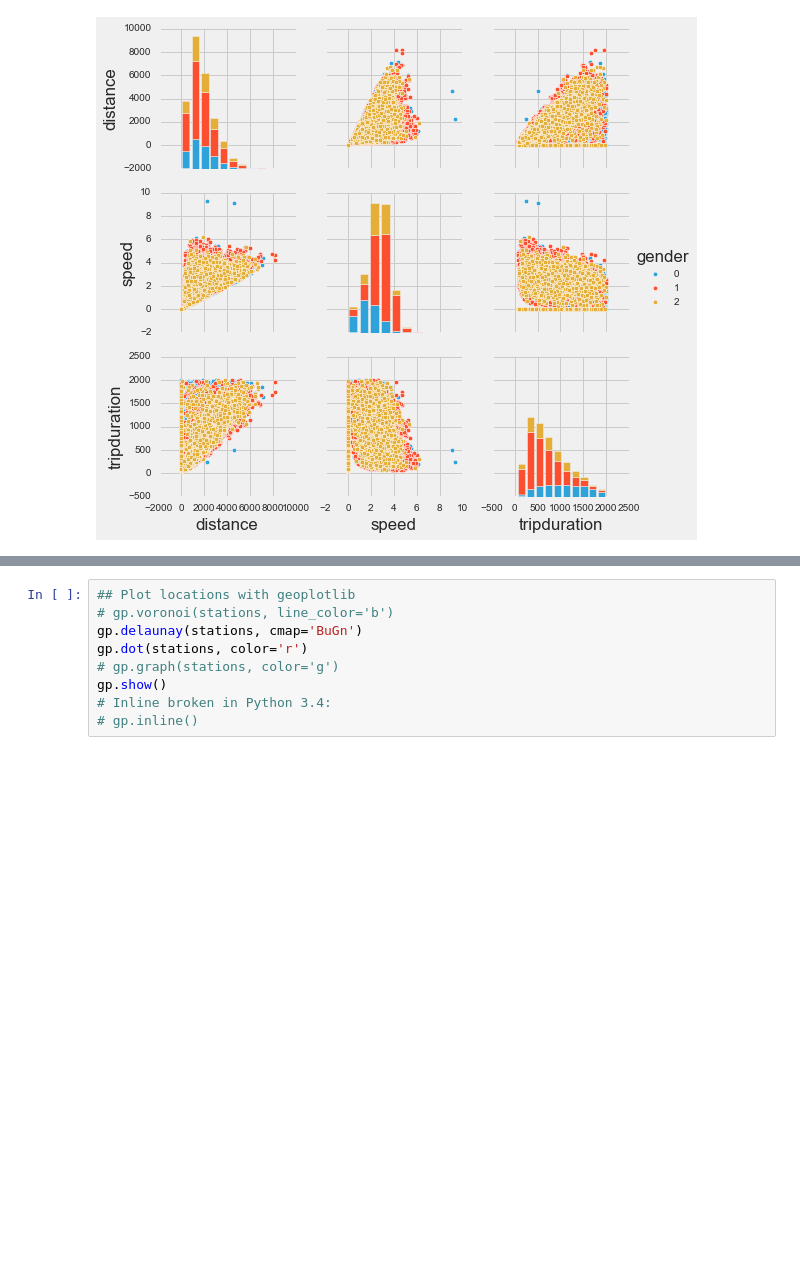
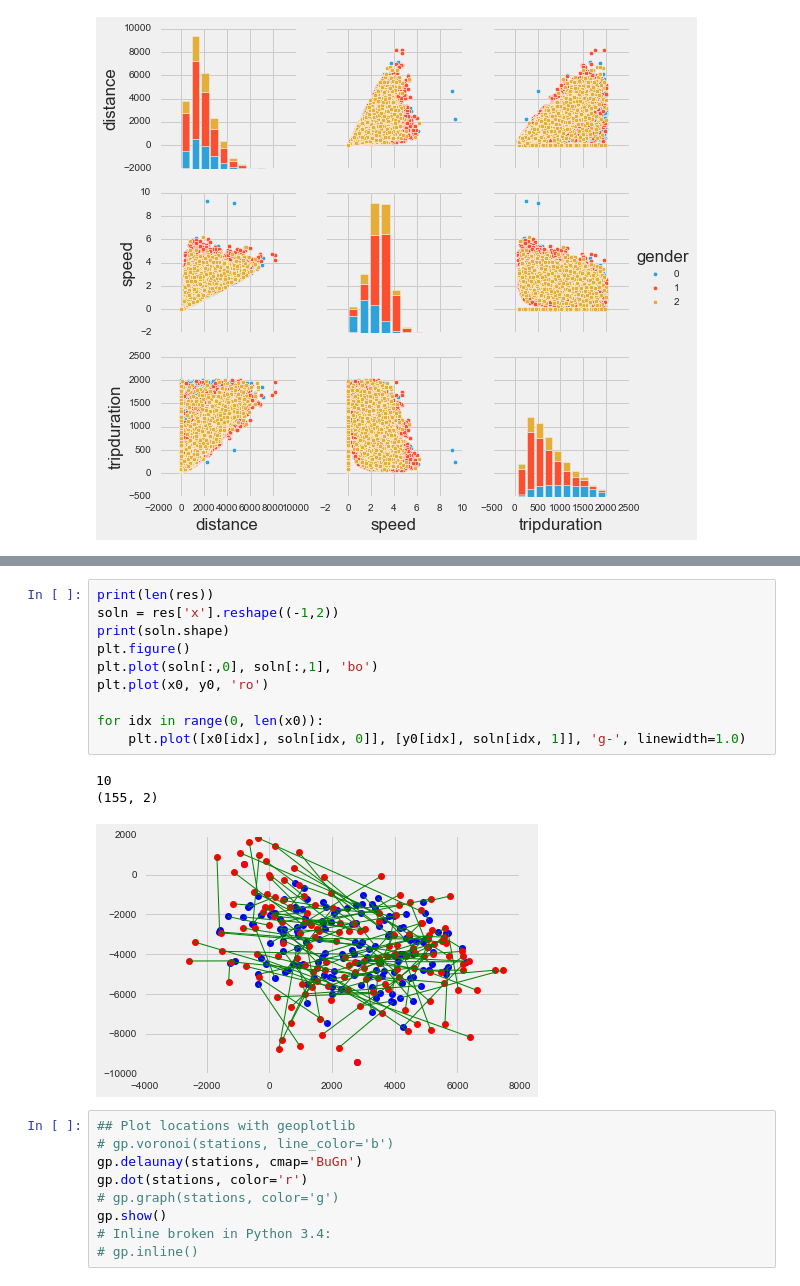
Before and after one commit to mattgiamou/hubway, a Jupyter notebook: hubway/hubway_visualization.ipynb, the cells around one changed output, grey strips where cells are left out. Drawn from its saved outputs; the diff is of its cells as text; blank space fills up the shorter version.

```diff
--- a/hubway/hubway_visualization.ipynb
+++ b/hubway/hubway_visualization.ipynb
@@ -163,3 +201,17 @@ True
+# %%
+print(len(res))
+soln = res['x'].reshape((-1,2))
+print(soln.shape)
+plt.figure()
+plt.plot(soln[:,0], soln[:,1], 'bo')
+plt.plot(x0, y0, 'ro')
+
+for idx in range(0, len(x0)):
+    plt.plot([x0[idx], soln[idx, 0]], [y0[idx], soln[idx, 1]], 'g-', linewidth=1.0)
+# %% [output]
+10
+(155, 2)
+[figure, added]
 # %%
 ## Plot locations with geoplotlib
 # gp.voronoi(stations, line_color='b')
```
Also changed, not shown: parts of 5 cells of this notebook, 1 other file.
